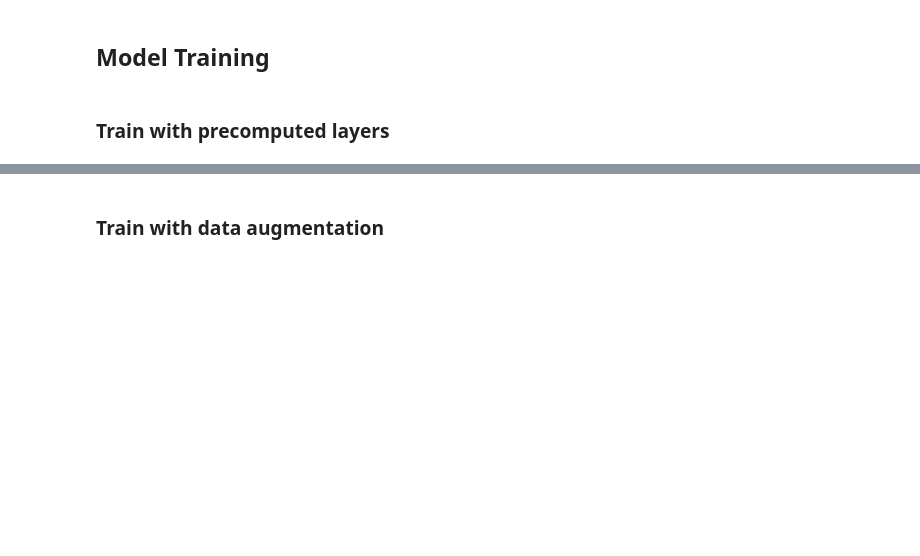
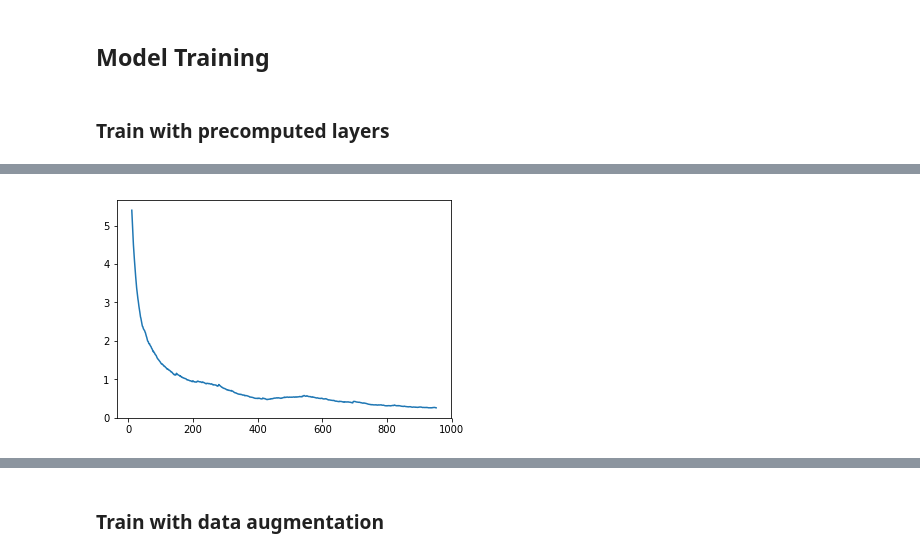
Before and after one commit to vinodreddyg/dog-breed-identification, a Jupyter notebook: FastAI Starter.ipynb, the cells around one changed output, grey strips where cells are left out. Cells and saved outputs as stored; diff of their text form; code cells hidden in the pictures; blank space fills up the shorter version.

```diff
--- a/FastAI Starter.ipynb
+++ b/FastAI Starter.ipynb
@@ -100 +116,5 @@ If you're reading this message in another frontend (for example, a static render
+# %%
+learn.sched.plot_loss()
+# %% [output]
+[figure, added]
 # %%
```
Also changed, not shown: parts of 21 cells of this notebook, 4 other files.
